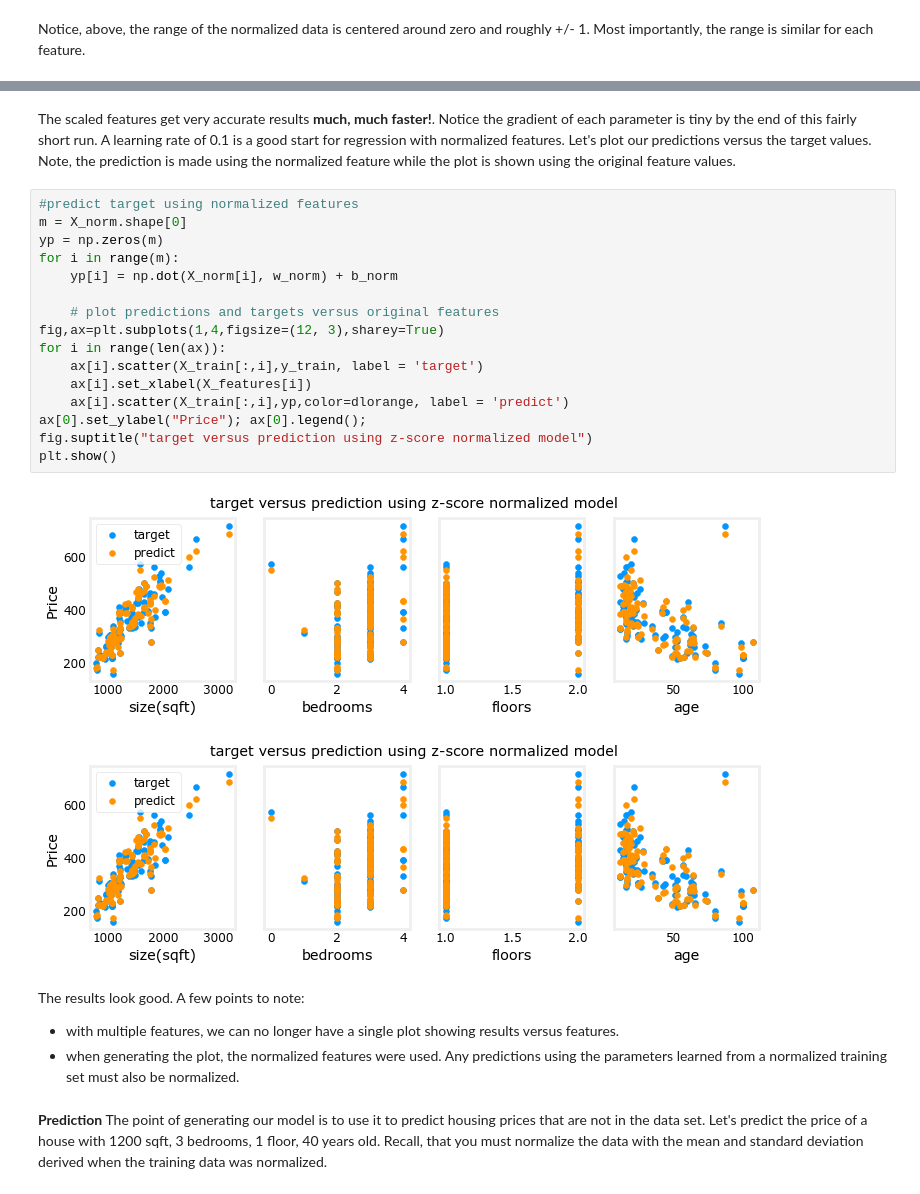
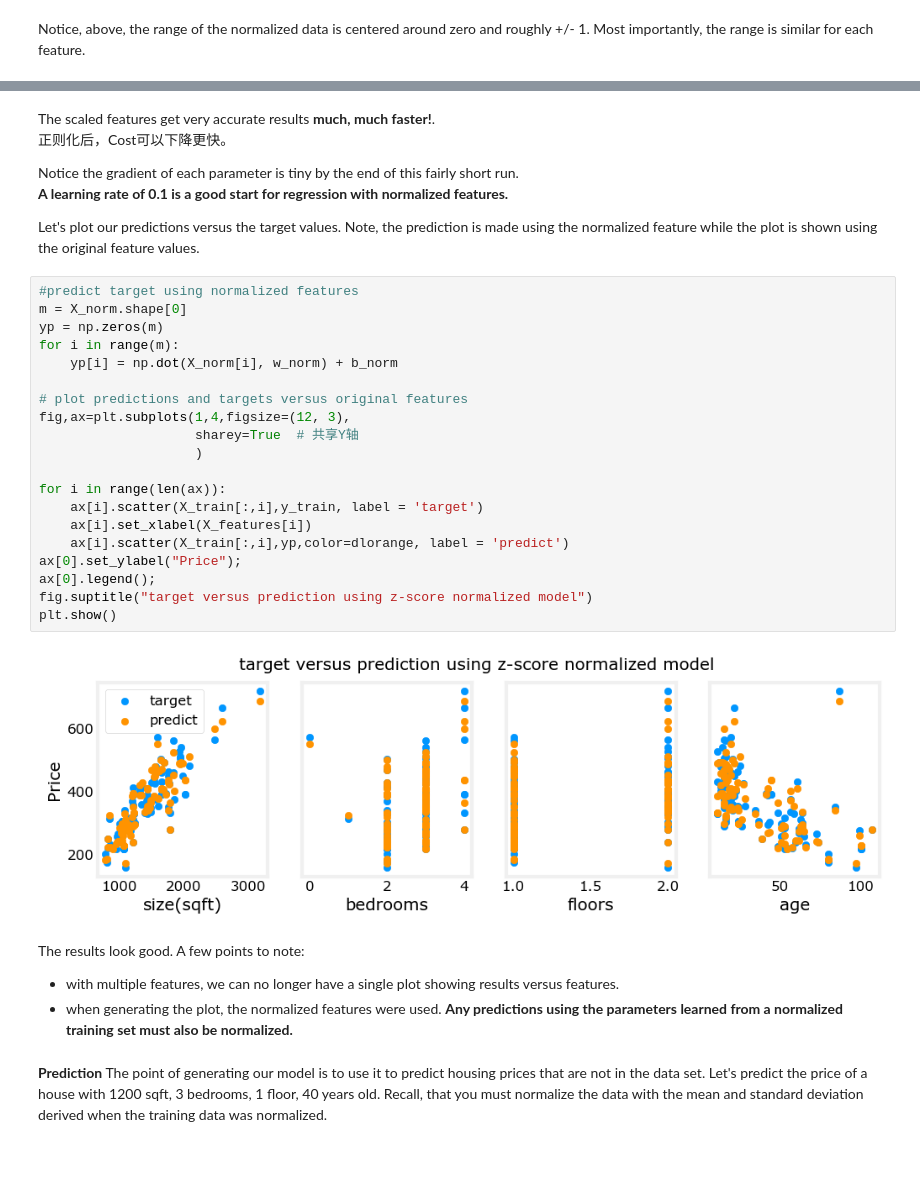
Before and after one commit to xingyucn/Machine_Learning_Ng_2022, a Jupyter notebook: Supervised Machine Learning Regression and Classification/week2/3.Gradient descent in practice/C1_W2_Lab03_Feature_Scaling_and_Learning_Rate_Soln.ipynb, the cells around one changed output, grey strips where cells are left out. Drawn from its saved outputs; the diff is of its cells as text; blank space fills up the shorter version.

```diff
--- a/Supervised Machine Learning Regression and Classification/week2/3.Gradient descent in practice/C1_W2_Lab03_Feature_Scaling_and_Learning_Rate_Soln.ipynb
+++ b/Supervised Machine Learning Regression and Classification/week2/3.Gradient descent in practice/C1_W2_Lab03_Feature_Scaling_and_Learning_Rate_Soln.ipynb
@@ -393,29 +371,37 @@ w,b found by gradient descent: w: [110.56 -21.27 -32.71 -37.97], b: 363.16
 # %% [markdown]
-The scaled features get very accurate results **much, much faster!**. Notice the gradient of each parameter is tiny by the end of this fairly short run. A learning rate of 0.1 is a good start for regression with normalized features.
+The scaled features get very accurate results **much, much faster!**.
+正则化后，Cost可以下降更快。
+
+Notice the gradient of each parameter is tiny by the end of this fairly short run.
+**A learning rate of 0.1 is a good start for regression with normalized features.**
+
 Let's plot our predictions versus the target values. Note, the prediction is made using the normalized feature while the plot is shown using the original feature values.
 # %%
 #predict target using normalized features
 m = X_norm.shape[0]
 yp = np.zeros(m)
 for i in range(m):
     yp[i] = np.dot(X_norm[i], w_norm) + b_norm
 
-    # plot predictions and targets versus original features
-fig,ax=plt.subplots(1,4,figsize=(12, 3),sharey=True)
+# plot predictions and targets versus original features
+fig,ax=plt.subplots(1,4,figsize=(12, 3),
+                    sharey=True  # 共享Y轴
+                    )
+
 for i in range(len(ax)):
     ax[i].scatter(X_train[:,i],y_train, label = 'target')
     ax[i].set_xlabel(X_features[i])
     ax[i].scatter(X_train[:,i],yp,color=dlorange, label = 'predict')
-ax[0].set_ylabel("Price"); ax[0].legend();
+ax[0].set_ylabel("Price");
+ax[0].legend();
 fig.suptitle("target versus prediction using z-score normalized model")
 plt.show()
 # %% [output]
-[figure, old version]
+[figure, new version]
-[figure, removed]
 # %% [markdown]
 The results look good. A few points to note:
 - with multiple features, we can no longer have a single plot showing results versus features.
-- when generating the plot, the normalized features were used. Any predictions using the parameters learned from a normalized training set must also be normalized.
+- when generating the plot, the normalized features were used. **Any predictions using the parameters learned from a normalized training set must also be normalized.**
 # %% [markdown]
 **Prediction**
 The point of generating our model is to use it to predict housing prices that are not in the data set. Let's predict the price of a house with 1200 sqft, 3 bedrooms, 1 floor, 40 years old. Recall, that you must normalize the data with the mean and standard deviation derived when the training data was normalized.
```
Also changed, not shown: parts of 16 cells of this notebook, 5 other files.
